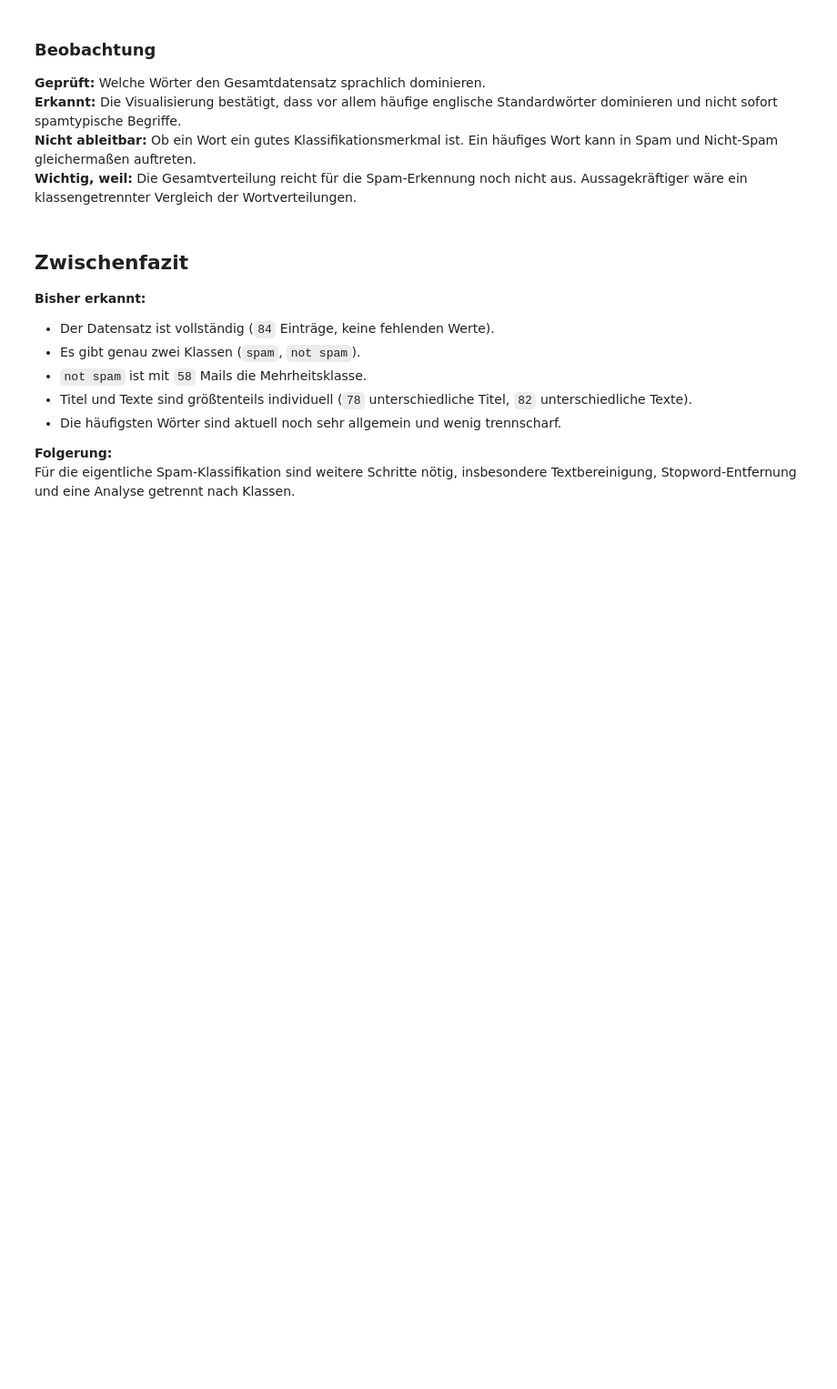
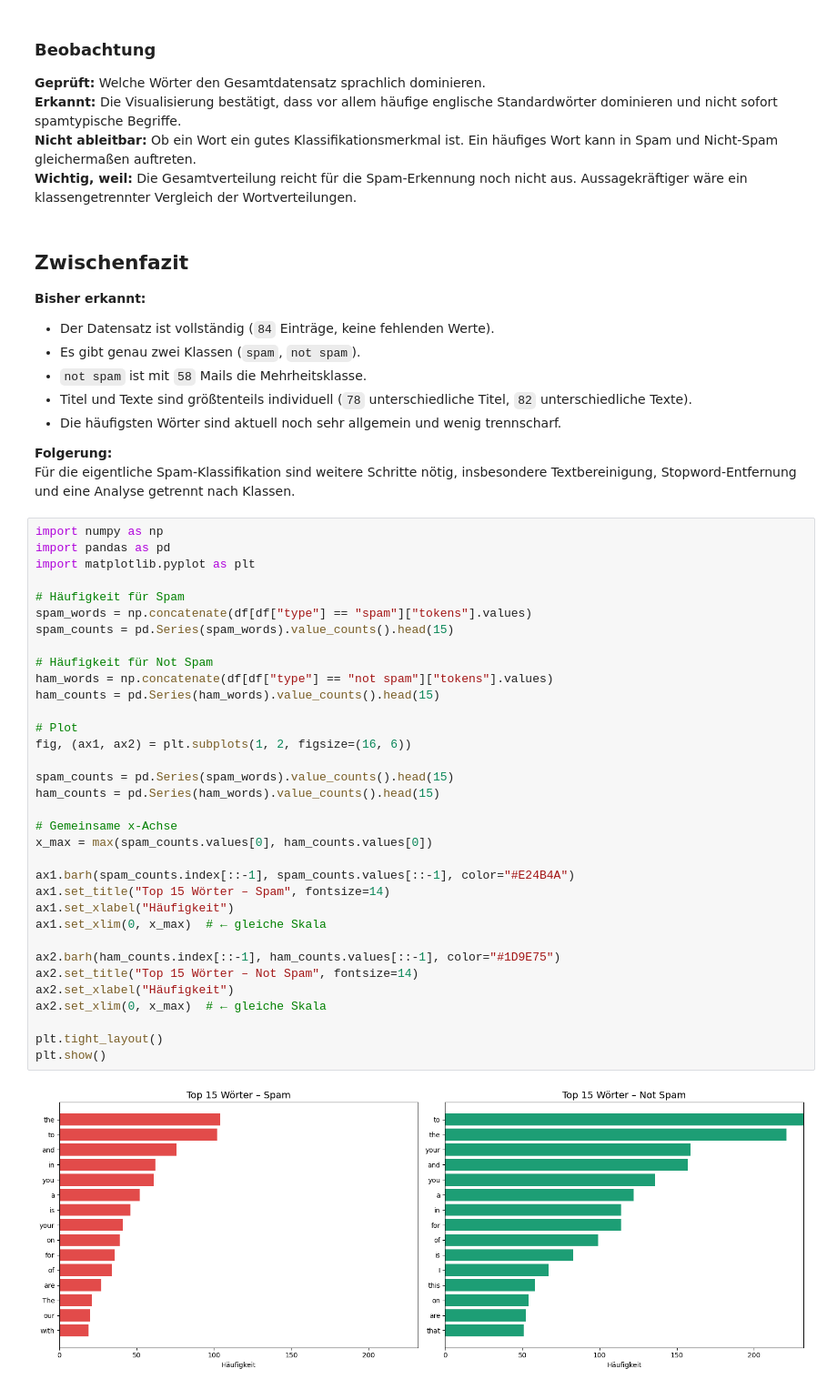
Before and after one commit to balznoah/DSKI-2, a Jupyter notebook: DSKI2-checkpoint.ipynb, the cells around one changed output. Shown at 91% size. Saved outputs shown, nothing was run; the diff lists cells and outputs as text; blank space fills up the shorter version.

```diff
--- a/DSKI2-checkpoint.ipynb
+++ b/DSKI2-checkpoint.ipynb
@@ -242,3 +242,39 @@ plt.show()
 
 **Folgerung:**
 Für die eigentliche Spam-Klassifikation sind weitere Schritte nötig, insbesondere Textbereinigung, Stopword-Entfernung und eine Analyse getrennt nach Klassen.
+# %%
+import numpy as np
+import pandas as pd
+import matplotlib.pyplot as plt
+
+# Häufigkeit für Spam
+spam_words = np.concatenate(df[df["type"] == "spam"]["tokens"].values)
+spam_counts = pd.Series(spam_words).value_counts().head(15)
+
+# Häufigkeit für Not Spam
+ham_words = np.concatenate(df[df["type"] == "not spam"]["tokens"].values)
+ham_counts = pd.Series(ham_words).value_counts().head(15)
+
+# Plot
+fig, (ax1, ax2) = plt.subplots(1, 2, figsize=(16, 6))
+
+spam_counts = pd.Series(spam_words).value_counts().head(15)
+ham_counts = pd.Series(ham_words).value_counts().head(15)
+
+# Gemeinsame x-Achse
+x_max = max(spam_counts.values[0], ham_counts.values[0])
+
+ax1.barh(spam_counts.index[::-1], spam_counts.values[::-1], color="#E24B4A")
+ax1.set_title("Top 15 Wörter – Spam", fontsize=14)
+ax1.set_xlabel("Häufigkeit")
+ax1.set_xlim(0, x_max)  # ← gleiche Skala
+
+ax2.barh(ham_counts.index[::-1], ham_counts.values[::-1], color="#1D9E75")
+ax2.set_title("Top 15 Wörter – Not Spam", fontsize=14)
+ax2.set_xlabel("Häufigkeit")
+ax2.set_xlim(0, x_max)  # ← gleiche Skala
+
+plt.tight_layout()
+plt.show()
+# %% [output]
+[figure, added]
```
Also changed, not shown: parts of 4 cells of this notebook.
